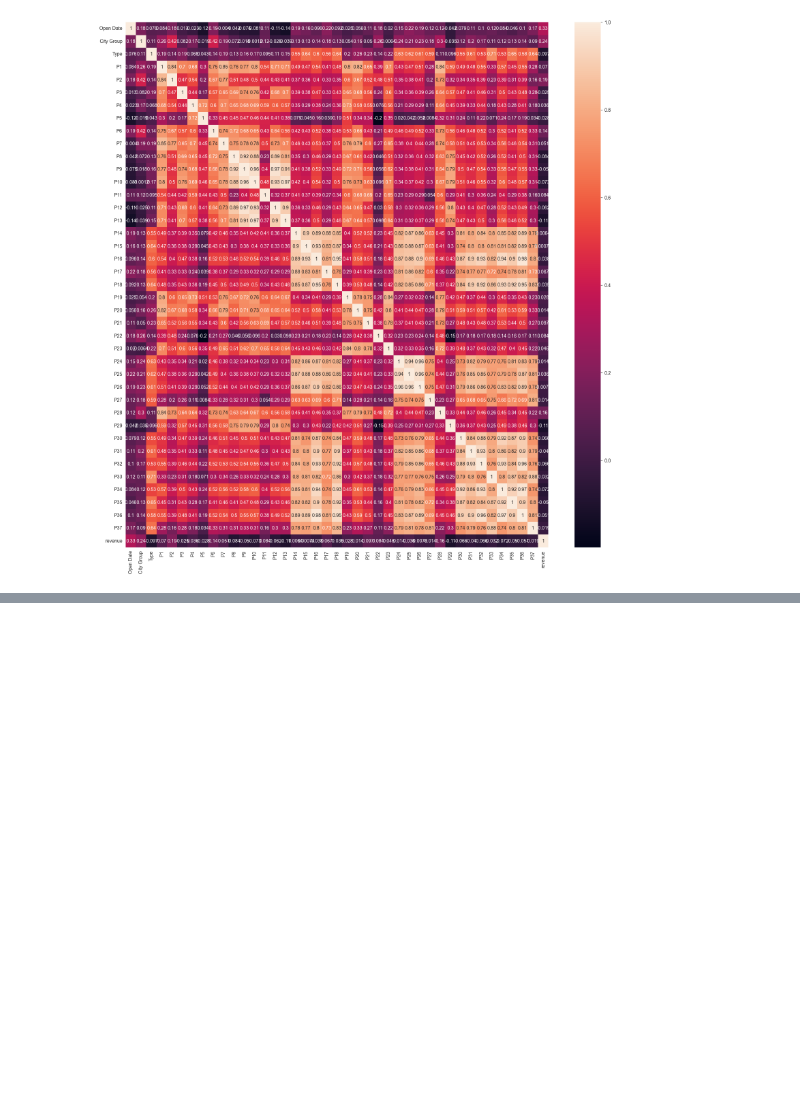
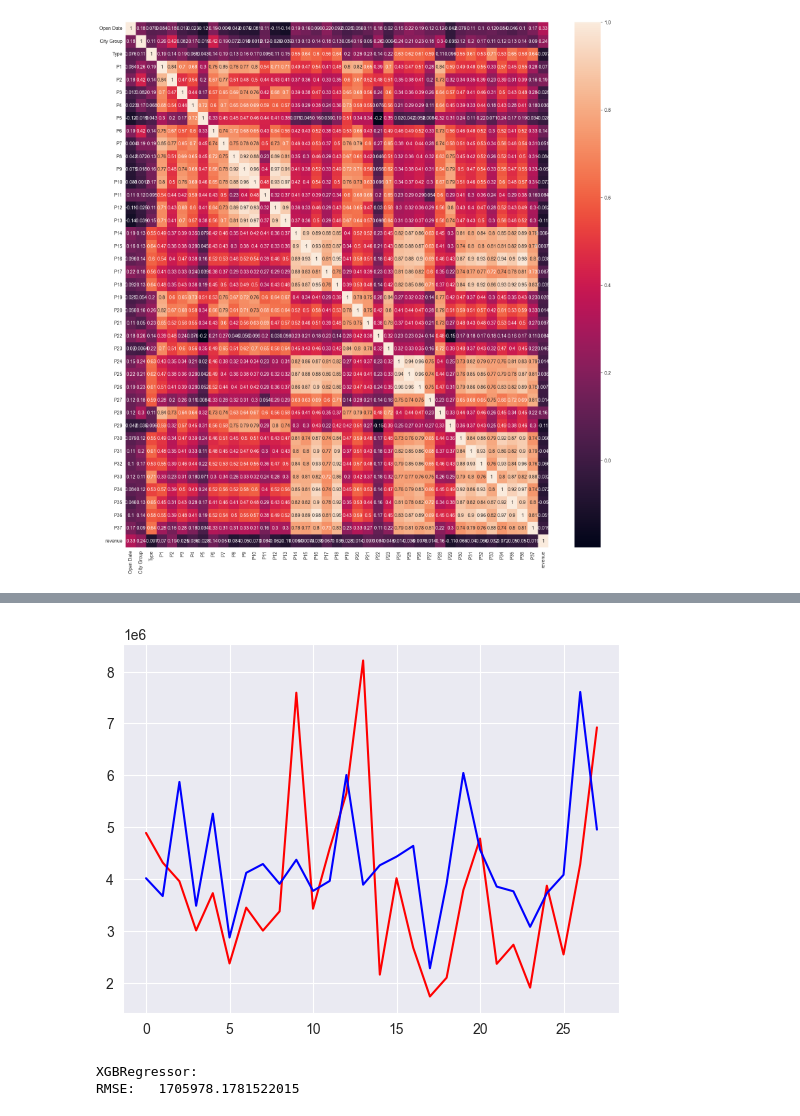
Before and after one commit to Zyblyuk/softarex_test_task, a Jupyter notebook: main.ipynb, the cells around one changed output, grey strips where cells are left out. Cells and saved outputs as stored; diff of their text form; code cells hidden in the pictures; blank space fills up the shorter version.

```diff
--- a/main.ipynb
+++ b/main.ipynb
@@ -115,0 +191,5 @@ RMSE:   1635956.0304695424
+# %%
+plt.plot(y_test, "red", y_predict_test, "blue")
+plt.show()
+# %% [output]
+[figure, added]
@@ -115,0 +198,16 @@ RMSE:   1635956.0304695424
+# %%
+modelXGBR = XGBRegressor()
+
+modelXGBR = GridSearchCV(modelXGBR, {
+		"max_depth": [4, 6, 8],
+        "n_estimators": [100, 500, 1000]})
+
+modelXGBR.fit(X_train, y_train)
+
+y_predict_test = modelXGBR.predict(X_test)
+
+print(f'XGBRegressor:\n'
+      f'RMSE:\t{np.sqrt(mean_squared_error(y_test, y_predict_test))}')
+# %% [output]
+XGBRegressor:
+RMSE:   1705978.1781522015
```
Also changed, not shown: parts of 25 cells of this notebook, 1 other file.
